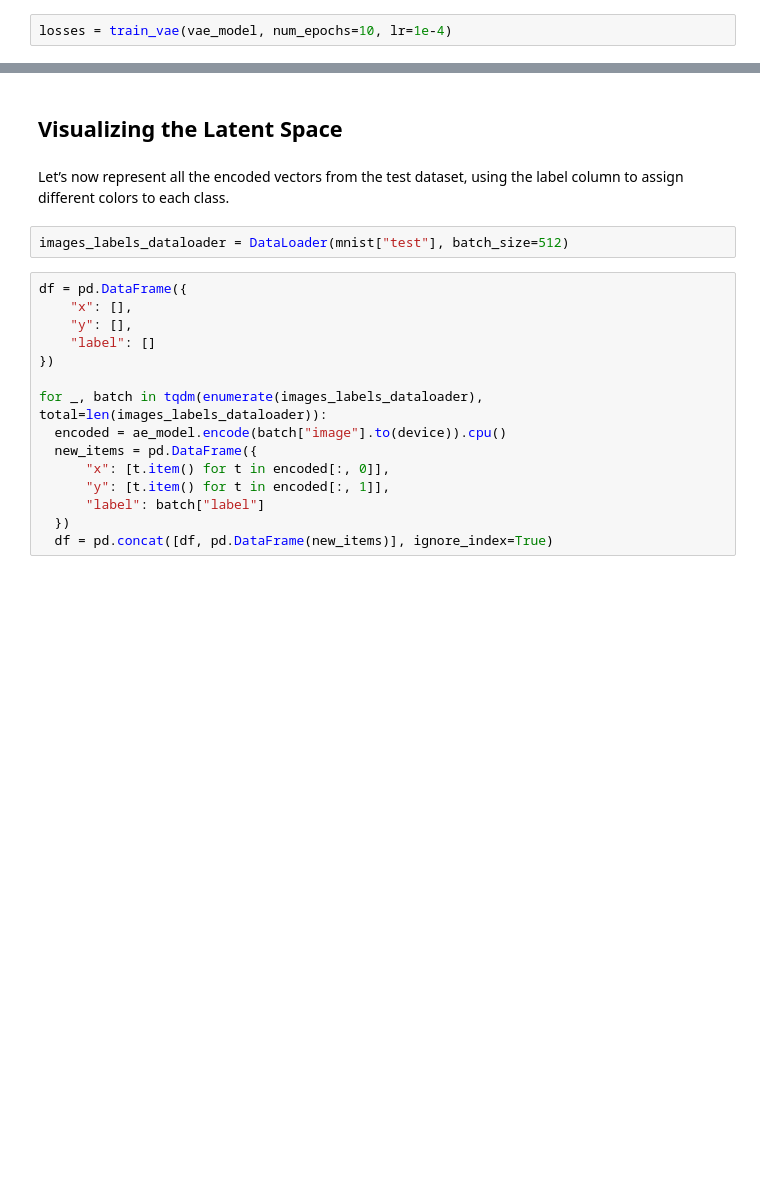
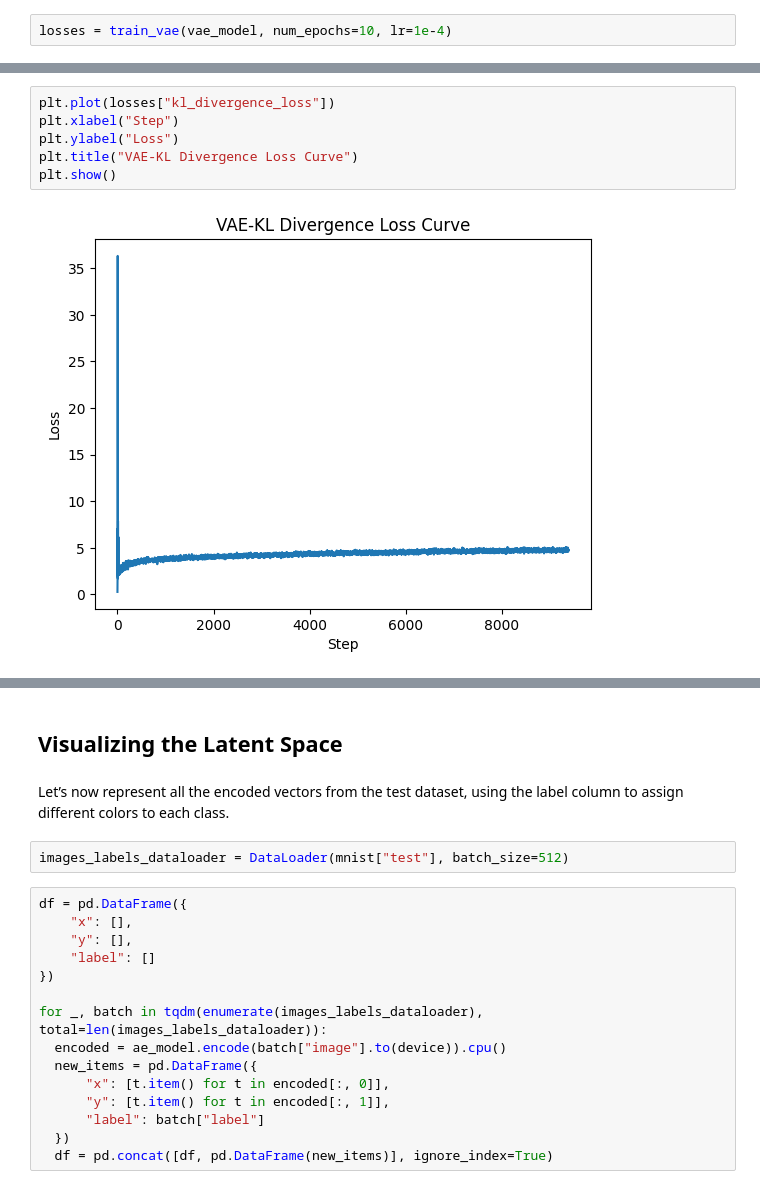
Before and after one commit to rahiakela/genai-research-and-practice, a Jupyter notebook: hands-on-generative-ai-with-transformers-and-diffusion-models/02_variational_auto_encoder.ipynb, the cells around one changed output, grey strips where cells are left out. Drawn from its saved outputs; the diff is of its cells as text; blank space fills up the shorter version.

```diff
--- a/hands-on-generative-ai-with-transformers-and-diffusion-models/02_variational_auto_encoder.ipynb
+++ b/hands-on-generative-ai-with-transformers-and-diffusion-models/02_variational_auto_encoder.ipynb
@@ -275,0 +267,8 @@ plt.show()
+# %%
+plt.plot(losses["kl_divergence_loss"])
+plt.xlabel("Step")
+plt.ylabel("Loss")
+plt.title("VAE-KL Divergence Loss Curve")
+plt.show()
+# %% [output]
+[figure, added]
```
Also changed, not shown: parts of 9 cells of this notebook.
